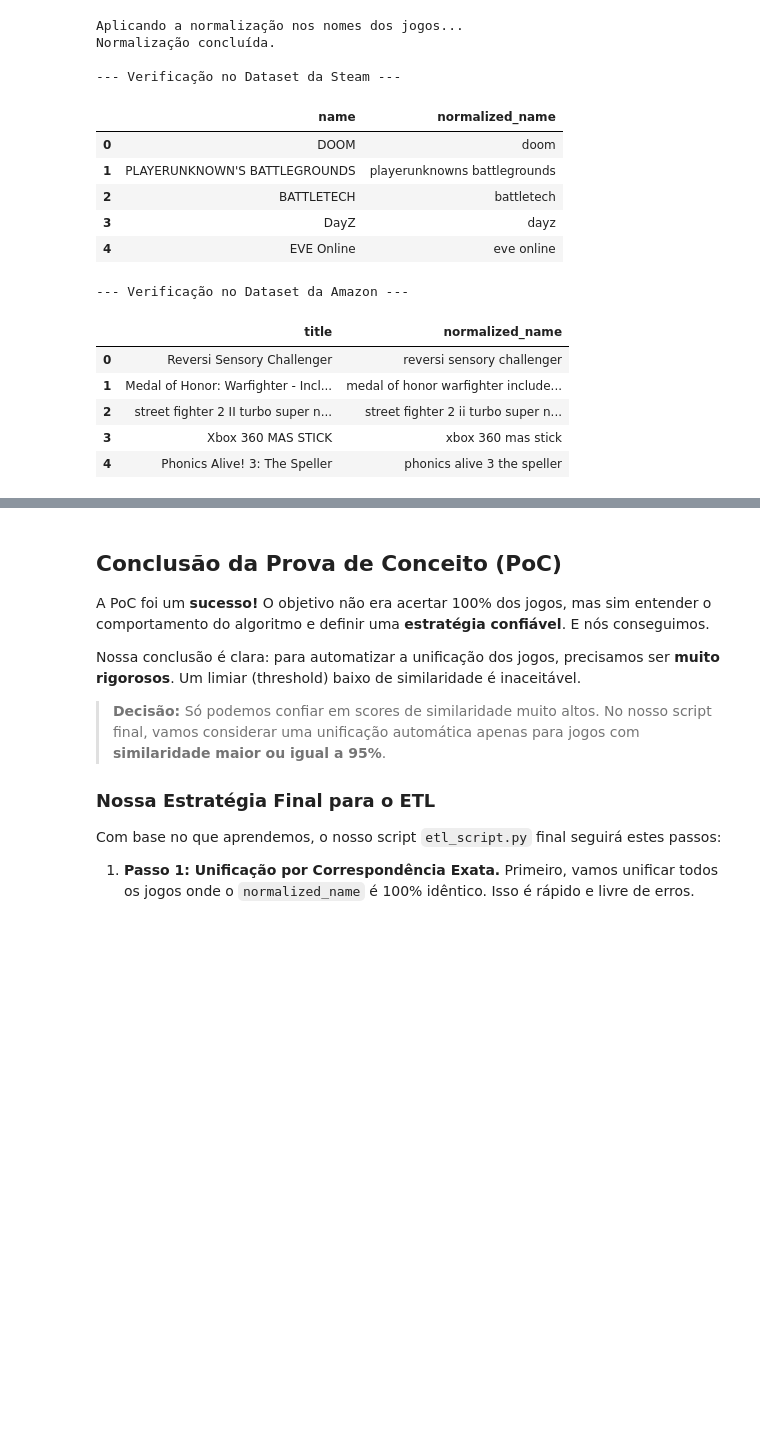
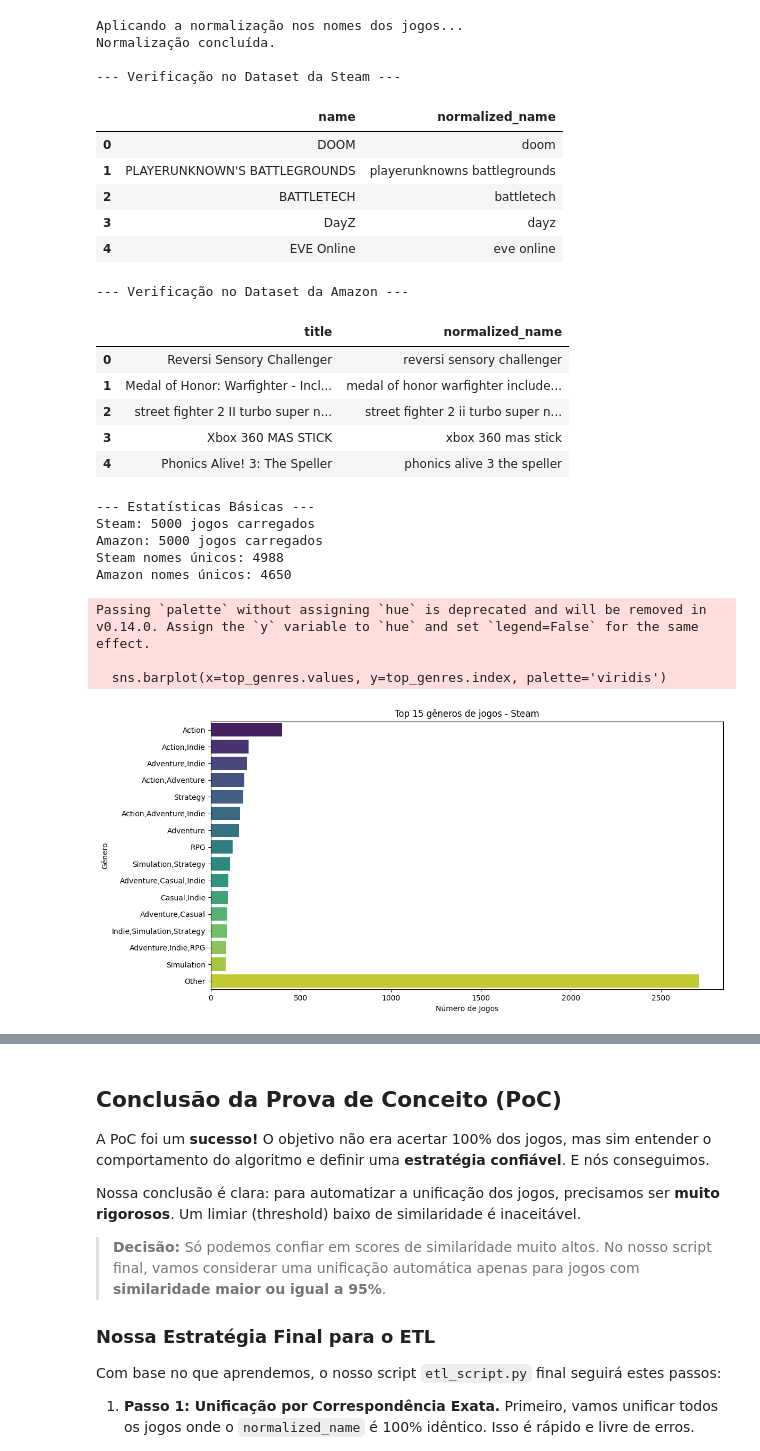
Before and after one commit to doug-folk/pi_big_data, a Jupyter notebook: recommender-service/etl/poc_etl.ipynb, the cells around one changed output, grey strips where cells are left out. Cells and saved outputs as stored; diff of their text form; code cells hidden in the pictures; blank space fills up the shorter version.

```diff
--- a/recommender-service/etl/poc_etl.ipynb
+++ b/recommender-service/etl/poc_etl.ipynb
@@ -58,59 +56,93 @@ Tentando carregar 5000 linhas de cada dataset.
 # %%
-# Célula 2: Normalizando os Nomes dos Jogos
+# Célula 2: Normalizando os Nomes dos Jogos e EDA Inicial
 
 import re
+import matplotlib.pyplot as plt
+import seaborn as sns
 
 def normalize_name(name):
     """
-    Esta função recebe um nome de jogo e retorna uma versão limpa:
+    Normaliza nomes de jogos:
     1. Converte para minúsculas.
-    2. Remove caracteres especiais (mantém apenas letras, números e espaços).
-    3. Remove espaços duplicados e espaços no início/fim.
+    2. Remove caracteres especiais (mantém letras, números e espaços).
+    3. Remove múltiplos espaços e espaços no início/fim.
     """
-    # Garante que estamos trabalhando com uma string
     if not isinstance(name, str):
         return ""
 
     name = name.lower()
-    # Remove qualquer caractere que não seja letra (a-z), número (0-9) ou espaço (\s)
     name = re.sub(r'[^a-z0-9\s]', '', name)
-    # Substitui múltiplos espaços por um único espaço e remove os das pontas
     name = re.sub(r'\s+', ' ', name).strip()
-
     return name
 
-# --- Aplica a função para criar uma nova coluna 'normalized_name' em cada DataFrame ---
 print("Aplicando a normalização nos nomes dos jogos...")
 
 steam_df['normalized_name'] = steam_df['name'].apply(normalize_name)
 amazon_df['normalized_name'] = amazon_df['title'].apply(normalize_name)
 
 print("Normalização concluída.\n")
 
-
-# --- Verifica o resultado ---
+# --- EDA inicial ---
 print("--- Verificação no Dataset da Steam ---")
-# Mostra o nome original e o nome normalizado lado a lado para comparação
 display(steam_df[['name', 'normalized_name']].head())
 
 print("\n--- Verificação no Dataset da Amazon ---")
 display(amazon_df[['title', 'normalized_name']].head())
+
+# Estatísticas básicas
+print("\n--- Estatísticas Básicas ---")
+print(f"Steam: {len(steam_df)} jogos carregados")
+print(f"Amazon: {len(amazon_df)} jogos carregados")
+print(f"Steam nomes únicos: {steam_df['normalized_name'].nunique()}")
+print(f"Amazon nomes únicos: {amazon_df['normalized_name'].nunique()}")
+
+# Função para plotar os principais gêneros
+def plot_top_genres(df, top_n=15):
+    plt.figure(figsize=(12,6))
+    genre_counts = df['genre'].value_counts()
+
+    if len(genre_counts) > top_n:
+        top_genres = genre_counts[:top_n]
+        other_count = genre_counts[top_n:].sum()
+        top_genres['Other'] = other_count
+    else:
+        top_genres = genre_counts
+
+    sns.barplot(x=top_genres.values, y=top_genres.index, palette='viridis')
+    plt.title(f'Top {top_n} gêneros de jogos - Steam')
+    plt.xlabel('Número de Jogos')
+    plt.ylabel('Gênero')
+    plt.tight_layout()
+    plt.show()
+
+# Visualização: Distribuição de gêneros na Steam
+if 'genre' in steam_df.columns:
+    plot_top_genres(steam_df)
 # %% [output]
 Aplicando a normalização nos nomes dos jogos...
 Normalização concluída.
 
 --- Verificação no Dataset da Steam ---
 |  | name | normalized_name |
 | 0 | DOOM | doom |
 | 1 | PLAYERUNKNOWN'S BATTLEGROUNDS | playerunknowns battlegrounds |
 | 2 | BATTLETECH | battletech |
 | 3 | DayZ | dayz |
 | 4 | EVE Online | eve online |
 --- Verificação no Dataset da Amazon ---
 |  | title | normalized_name |
 | 0 | Reversi Sensory Challenger | reversi sensory challenger |
 | 1 | Medal of Honor: Warfighter - Incl... | medal of honor warfighter include... |
 | 2 | street fighter 2 II turbo super n... | street fighter 2 ii turbo super n... |
 | 3 | Xbox 360 MAS STICK | xbox 360 mas stick |
 | 4 | Phonics Alive! 3: The Speller | phonics alive 3 the speller |
+--- Estatísticas Básicas ---
+Steam: 5000 jogos carregados
+Amazon: 5000 jogos carregados
+Steam nomes únicos: 4988
+Amazon nomes únicos: 4650
+Passing `palette` without assigning `hue` is deprecated and will be removed in v0.14.0. Assign the `y` variable to `hue` and set `legend=False` for the same effect.
+
+  sns.barplot(x=top_genres.values, y=top_genres.index, palette='viridis')
+[figure, added]
 # %%
```
Also changed, not shown: parts of 6 cells of this notebook, 4 other files.
